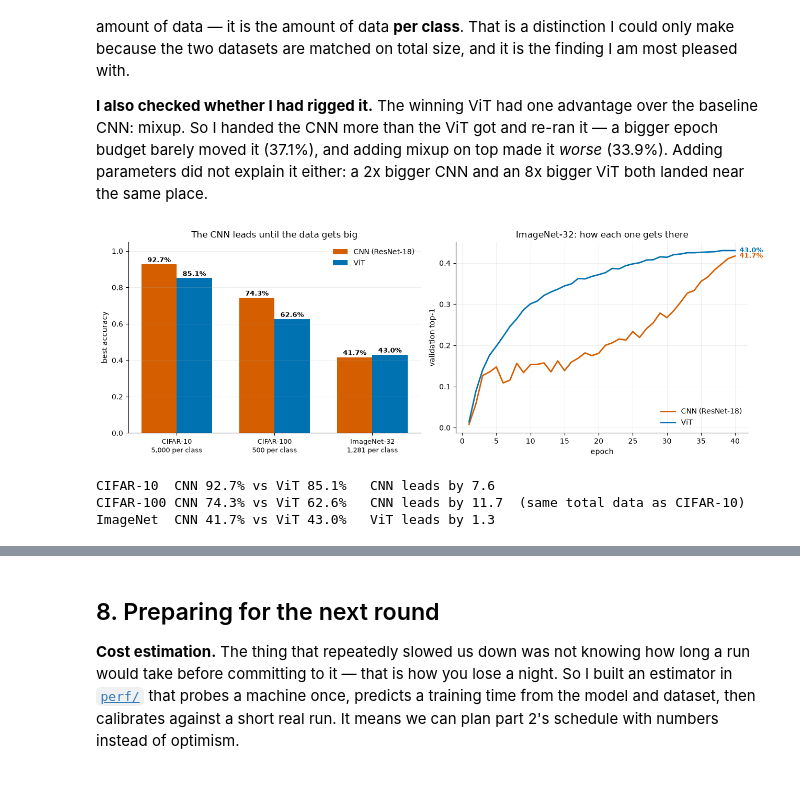
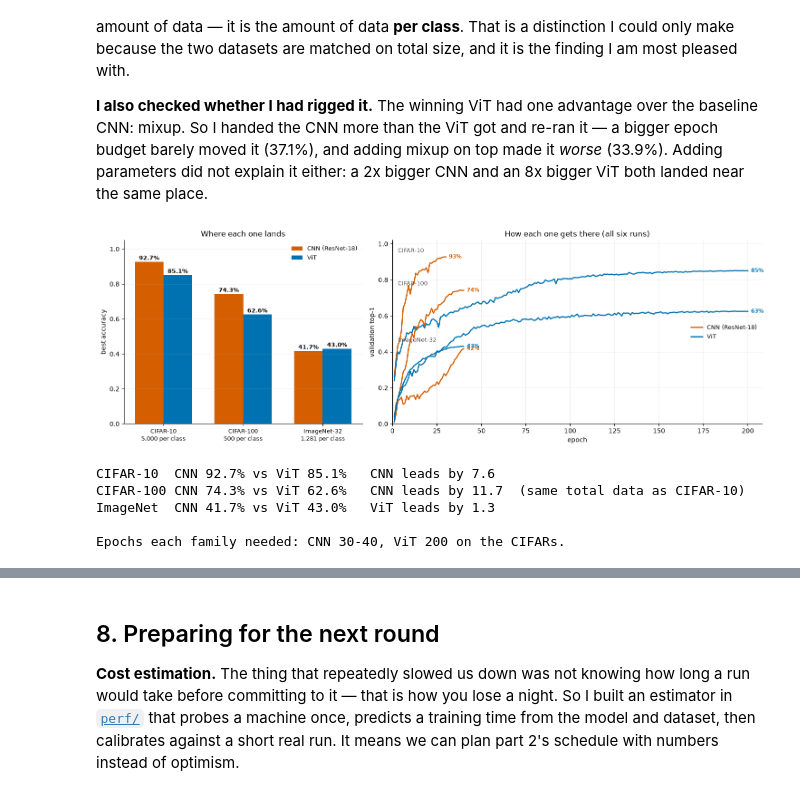
Before and after one commit to TrueRottweiler/WashingtonCsed504, a Jupyter notebook: src/a1-cv/results_jeffrey.ipynb, the cells around one changed output, grey strips where cells are left out. Cells and saved outputs as stored; diff of their text form; code cells hidden in the pictures.

```diff
--- a/src/a1-cv/results_jeffrey.ipynb
+++ b/src/a1-cv/results_jeffrey.ipynb
@@ -238,11 +238,11 @@ mixup. So I handed the CNN more than the ViT got and re-ran it — a bigger epoc
 (37.1%), and adding mixup on top made it *worse* (33.9%). Adding parameters did not explain it either:
 a 2x bigger CNN and an 8x bigger ViT both landed near the same place.
 # %%
-# The two charts that carry the finding. The ImageNet numbers are read from the runs on disk so this
-# stays honest as results change; the CIFAR numbers are the converged results recorded from the
-# console runs (same pipeline, see report_crossover.ipynb).
+# The two charts that carry the finding. Everything here is read from the console runs on disk, so
+# the numbers move when the runs do.
 import json, glob, os
 import matplotlib.pyplot as plt
+from matplotlib.lines import Line2D
 
 # One color per family, used the same way in every chart in this project: the CNN warm, the ViT cool.
 CNN_C, VIT_C = '#D55E00', '#0072B2'
@@ -276,56 +276,83 @@ labels   = [r[0] for r in rows]
 cnn_vals = [r[1] for r in rows]
 vit_vals = [r[2] for r in rows]
 
-fig, (ax1, ax2) = plt.subplots(1, 2, figsize=(13, 4.6))
+# The curve panel gets the wider half: six lines over 200 epochs needs the room.
+fig, (ax1, ax2) = plt.subplots(1, 2, figsize=(15, 5), gridspec_kw={'width_ratios': [1, 1.55]})
 
 # Left: the head to head across all three datasets. The crossover is visible without reading numbers.
 x, w = range(len(labels)), 0.36
 b1 = ax1.bar([i - w / 2 for i in x], cnn_vals, w, color=CNN_C, label='CNN (ResNet-18)')
 b2 = ax1.bar([i + w / 2 for i in x], vit_vals, w, color=VIT_C, label='ViT')
 for bars in (b1, b2):
     for bar in bars:
         ax1.annotate(f'{bar.get_height():.1%}',
                      xy=(bar.get_x() + bar.get_width() / 2, bar.get_height()),
                      xytext=(0, 3), textcoords='offset points',
                      ha='center', fontsize=9, fontweight='bold')
 
 ax1.set_xticks(list(x)); ax1.set_xticklabels(labels, fontsize=9)
 ax1.set_ylabel('best accuracy'); ax1.set_ylim(0, 1.05)
-ax1.set_title('The CNN leads until the data gets big')
-ax1.legend(frameon=False); ax1.grid(axis='y', alpha=0.25, linewidth=0.6)
+ax1.set_title('Where each one lands')
+ax1.legend(frameon=False, fontsize=9); ax1.grid(axis='y', alpha=0.25, linewidth=0.6)
 ax1.spines[['top', 'right']].set_visible(False)
 
-# Right: the ImageNet-32 pair again, but epoch by epoch. The bars say where the two finish; this says
-# how they got there, and the two shapes are not the same.
-for tag, color, label in (('resnet18_noclip', CNN_C, 'CNN (ResNet-18)'),
-                          ('vit', VIT_C, 'ViT')):
+# Right: all six runs on one axis, every epoch. Color is the family, and the three datasets separate
+# themselves vertically because they are simply different difficulties. Two things fall out of that
+# which the bars on the left cannot show:
+#   - the crossover becomes a flip: orange sits above blue on both CIFARs and below it on ImageNet-32
+#   - the CNNs finish in 30 to 40 epochs while the CIFAR ViTs need 200, which is the cost half of it
+CURVES = [
+    ('cifar10_resnet18',  CNN_C),
+    ('cifar10_vit',       VIT_C),
+    ('cifar100_resnet18', CNN_C),
+    ('cifar100_vit',      VIT_C),
+    ('resnet18_noclip',   CNN_C),
+    ('vit',               VIT_C),
+]
+
+for tag, color in CURVES:
     ys = val_curve(tag)
     if not ys:
         continue
 
-    ax2.plot(range(1, len(ys) + 1), ys, color=color, linewidth=2, label=label)
+    ax2.plot(range(1, len(ys) + 1), ys, color=color, linewidth=1.9)
 
-    # Label the end of each curve, so the reader does not have to trace back to the legend.
-    ax2.annotate(f'{max(ys):.1%}', xy=(len(ys), ys[-1]), xytext=(6, 0),
+    # Label where each curve ends, so six lines stay readable without six legend entries.
+    ax2.annotate(f'{max(ys):.0%}', xy=(len(ys), ys[-1]), xytext=(5, 0),
                  textcoords='offset points', color=color,
-                 fontweight='bold', fontsize=9, va='center')
+                 fontsize=8.5, fontweight='bold', va='center')
+
+# Name each band once instead of listing six runs in a legend. The bands are the datasets, and their
+# vertical order is just how hard each one is.
+for name, y in (('CIFAR-10', 0.945), ('CIFAR-100', 0.762), ('ImageNet-32', 0.448)):
+    ax2.text(3, y, name, fontsize=9, color='#555555', va='bottom')
+
+# The legend only has to explain the color, because that is the one encoding doing the work.
+ax2.legend(handles=[Line2D([], [], color=CNN_C, lw=2, label='CNN (ResNet-18)'),
+                    Line2D([], [], color=VIT_C, lw=2, label='ViT')],
+           frameon=False, loc='center right', fontsize=9)
 
 ax2.set_xlabel('epoch'); ax2.set_ylabel('validation top-1')
-ax2.set_title('ImageNet-32: how each one gets there')
-ax2.grid(alpha=0.25, linewidth=0.6); ax2.legend(frameon=False, loc='lower right')
+ax2.set_title('How each one gets there (all six runs)')
+ax2.set_ylim(0, 1.02); ax2.set_xlim(0, 208)
+ax2.grid(alpha=0.25, linewidth=0.6)
 ax2.spines[['top', 'right']].set_visible(False)
 
 plt.tight_layout(); plt.show()
 
 gaps = [(c - v) * 100 for c, v in zip(cnn_vals, vit_vals)]
 print(f'CIFAR-10  CNN {cnn_vals[0]:.1%} vs ViT {vit_vals[0]:.1%}   CNN leads by {gaps[0]:.1f}')
 print(f'CIFAR-100 CNN {cnn_vals[1]:.1%} vs ViT {vit_vals[1]:.1%}   CNN leads by {gaps[1]:.1f}  (same total data as CIFAR-10)')
 print(f'ImageNet  CNN {cnn_vals[2]:.1%} vs ViT {vit_vals[2]:.1%}   ViT leads by {-gaps[2]:.1f}')
+print()
+print('Epochs each family needed: CNN 30-40, ViT 200 on the CIFARs.')
 # %% [output]
-[figure, old version]
+[figure, new version]
 CIFAR-10  CNN 92.7% vs ViT 85.1%   CNN leads by 7.6
 CIFAR-100 CNN 74.3% vs ViT 62.6%   CNN leads by 11.7  (same total data as CIFAR-10)
 ImageNet  CNN 41.7% vs ViT 43.0%   ViT leads by 1.3
+
+Epochs each family needed: CNN 30-40, ViT 200 on the CIFARs.
 # %% [markdown]
 **Chart on the left:** the CNN wins the first two and loses the third — the crossover is real, but it
 only happens once the dataset is genuinely large. The gap also gets *wider* from CIFAR-10 to CIFAR-100
```
Also changed, not shown: parts of 1 cell of this notebook.
